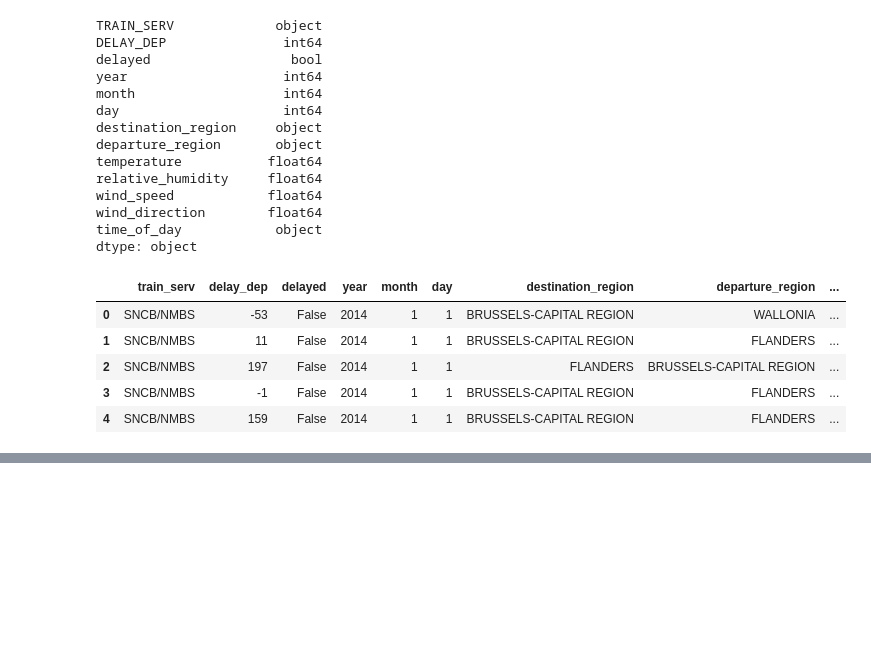
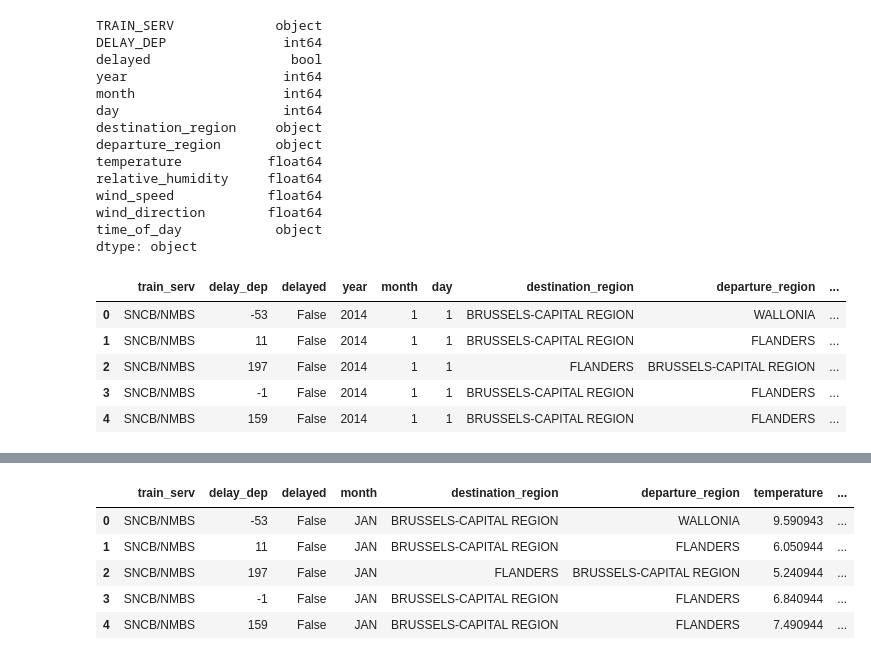
Before and after one commit to ilse-espino/train_delays_belgium, a Jupyter notebook: 2.1-data_preparation.ipynb, the cells around one changed output, grey strips where cells are left out. Drawn from its saved outputs; the diff is of its cells as text; code cells hidden in the pictures; blank space fills up the shorter version.

```diff
--- a/2.1-data_preparation.ipynb
+++ b/2.1-data_preparation.ipynb
@@ -213,0 +274,11 @@ df.head()
+# %%
+df.drop(columns=["year", "day"], inplace=True)
+# %%
+df.head()
+# %% [output]
+|  | train_serv | delay_dep | delayed | month | destination_region | departure_region | temperature | ... |
+| 0 | SNCB/NMBS | -53 | False | JAN | BRUSSELS-CAPITAL REGION | WALLONIA | 9.590943 | ... |
+| 1 | SNCB/NMBS | 11 | False | JAN | BRUSSELS-CAPITAL REGION | FLANDERS | 6.050944 | ... |
+| 2 | SNCB/NMBS | 197 | False | JAN | FLANDERS | BRUSSELS-CAPITAL REGION | 5.240944 | ... |
+| 3 | SNCB/NMBS | -1 | False | JAN | BRUSSELS-CAPITAL REGION | FLANDERS | 6.840944 | ... |
+| 4 | SNCB/NMBS | 159 | False | JAN | BRUSSELS-CAPITAL REGION | FLANDERS | 7.490944 | ... |
```
Also changed, not shown: parts of 18 cells of this notebook.
